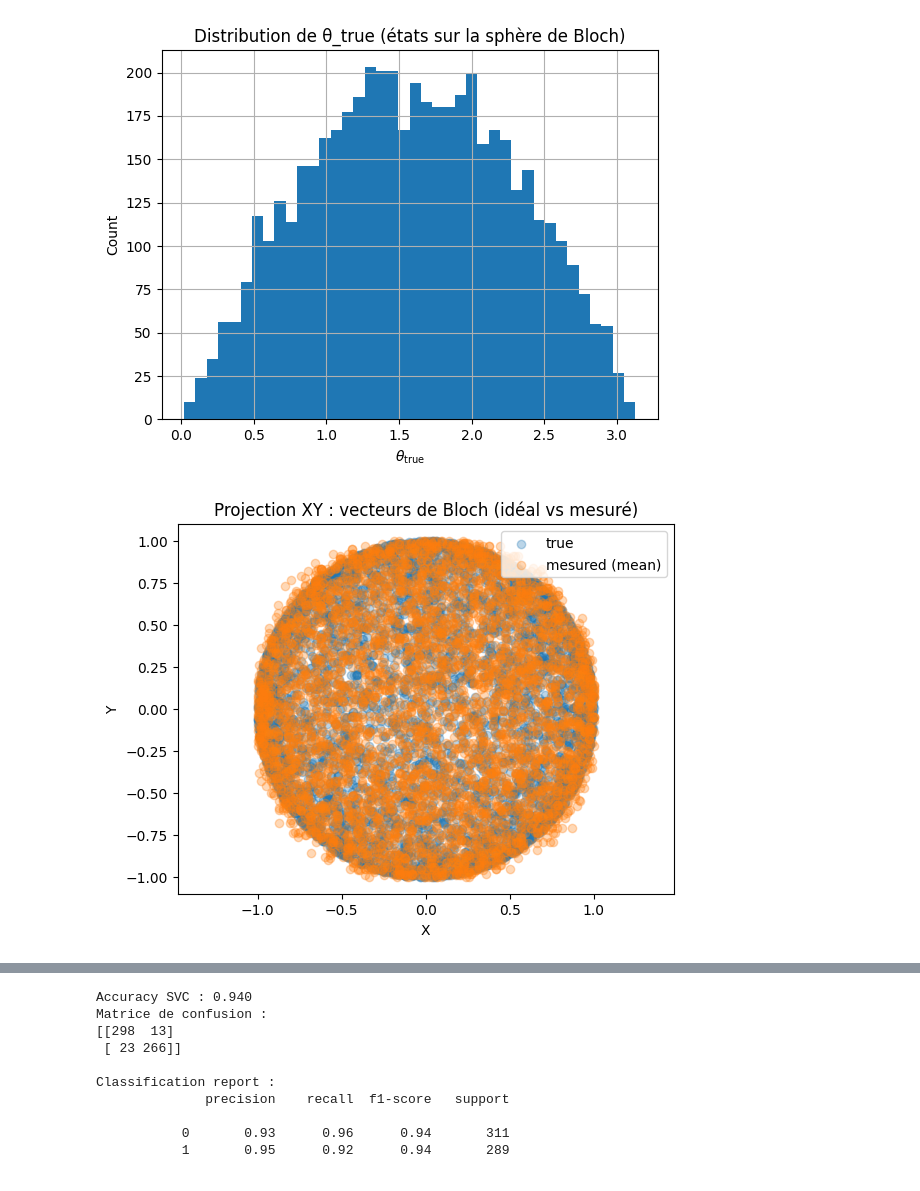
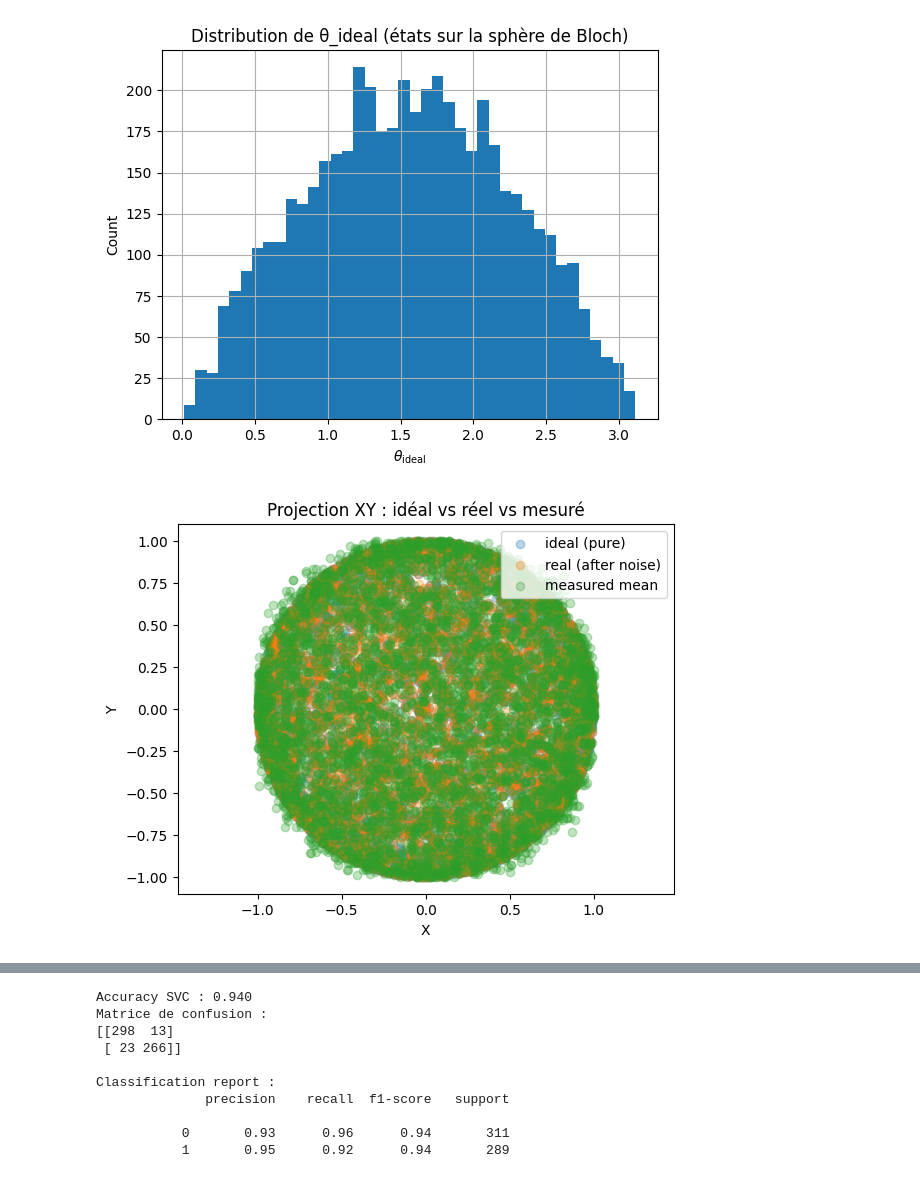
Before and after one commit to TonyPansera/Quantum-state-tomography, a Jupyter notebook: model_ML/test_classification.ipynb, the cells around one changed output, grey strips where cells are left out. Cells and saved outputs as stored; diff of their text form; code cells hidden in the pictures.

```diff
--- a/model_ML/test_classification.ipynb
+++ b/model_ML/test_classification.ipynb
@@ -2,7 +2,8 @@
 import numpy as np
 import pandas as pd
 import matplotlib.pyplot as plt
-#importer la fonction de création de dataset :
+
+# importer la fonction de création de dataset :
 from dataset_build.saint_dtSet import generate_qubit_tomography_dataset
 
 # 1) Générer un dataset de test
@@ -12,7 +13,7 @@ df = generate_qubit_tomography_dataset(
     mode="finite_shots",
     include_ideal=True,
     include_mle=True,
-    include_decoherence=True,    # ici test avec la décohérence, donc normal qu'y ait des Nan!
+    include_decoherence=True,    # test avec décohérence
     decoherence_level=0.3,
     random_state=123,
 )
@@ -24,39 +25,41 @@ print(df.head())
 print("\nDescription statistique des colonnes numériques :")
 print(df.describe())
 
-# 4) Plot de la distribution de θ_true (si include_ideal=True)
+# 4) Plot de la distribution de θ_ideal (si include_ideal=True)
 plt.figure()
-df["theta_true"].hist(bins=40)
-plt.xlabel(r"$\theta_{\mathrm{true}}$")
+df["theta_ideal"].hist(bins=40)
+plt.xlabel(r"$\theta_{\mathrm{ideal}}$")
 plt.ylabel("Count")
-plt.title("Distribution de θ_true (états sur la sphère de Bloch)")
+plt.title("Distribution de θ_ideal (états sur la sphère de Bloch)")
 plt.show()
 
-# 5) Scatter du vecteur de Bloch idéal vs bruité (projection XY)
+# 5) Scatter du vecteur de Bloch idéal vs réel vs mesuré (projection XY)
 plt.figure()
-plt.scatter(df["X_true"], df["Y_true"], alpha=0.3, label="true")
-plt.scatter(df["X_mean"], df["Y_mean"], alpha=0.3, label="mesured (mean)")
+plt.scatter(df["X_ideal"], df["Y_ideal"], alpha=0.3, label="ideal (pure)")
+plt.scatter(df["X_real"], df["Y_real"], alpha=0.3, label="real (after noise)")
+plt.scatter(df["X_mean"], df["Y_mean"], alpha=0.3, label="measured mean")
 plt.xlabel("X")
 plt.ylabel("Y")
-plt.title("Projection XY : vecteurs de Bloch (idéal vs mesuré)")
+plt.title("Projection XY : idéal vs réel vs mesuré")
 plt.legend()
 plt.axis("equal")
 plt.show()
 
-# 6) Scatter des points MLE vs true sur la sphère (XY)
+# 6) Scatter des points MLE vs état RÉEL sur la sphère (XY)
 #    On filtre les lignes où la MLE n'est pas NaN
 mask_valid_mle = df["theta_mle"].notna() & df["phi_mle"].notna()
 df_valid = df[mask_valid_mle].copy()
 
-X_mle_bloch = np.sin(df_valid["theta_mle"]) * np.cos(df_valid["phi_mle"])
-Y_mle_bloch = np.sin(df_valid["theta_mle"]) * np.sin(df_valid["phi_mle"])
+# On utilise directement les composantes de Bloch MLE
+X_mle_bloch = df_valid["X_mle"]
+Y_mle_bloch = df_valid["Y_mle"]
 
 plt.figure()
-plt.scatter(df_valid["X_true"], df_valid["Y_true"], alpha=0.3, label="true")
+plt.scatter(df_valid["X_real"], df_valid["Y_real"], alpha=0.3, label="real (after noise)")
 plt.scatter(X_mle_bloch, Y_mle_bloch, alpha=0.3, label="MLE")
 plt.xlabel("X")
 plt.ylabel("Y")
-plt.title("Projection XY : états vrais vs estimés MLE")
+plt.title("Projection XY : états réels vs estimés MLE")
 plt.legend()
 plt.axis("equal")
 plt.show()
@@ -81,2 +84,2 @@ max       0.997410     3.105553     3.141593
-[figure, old version]
+[figure, new version]
-[figure, old version]
+[figure, new version]
```
Also changed, not shown: parts of 2 cells of this notebook.
